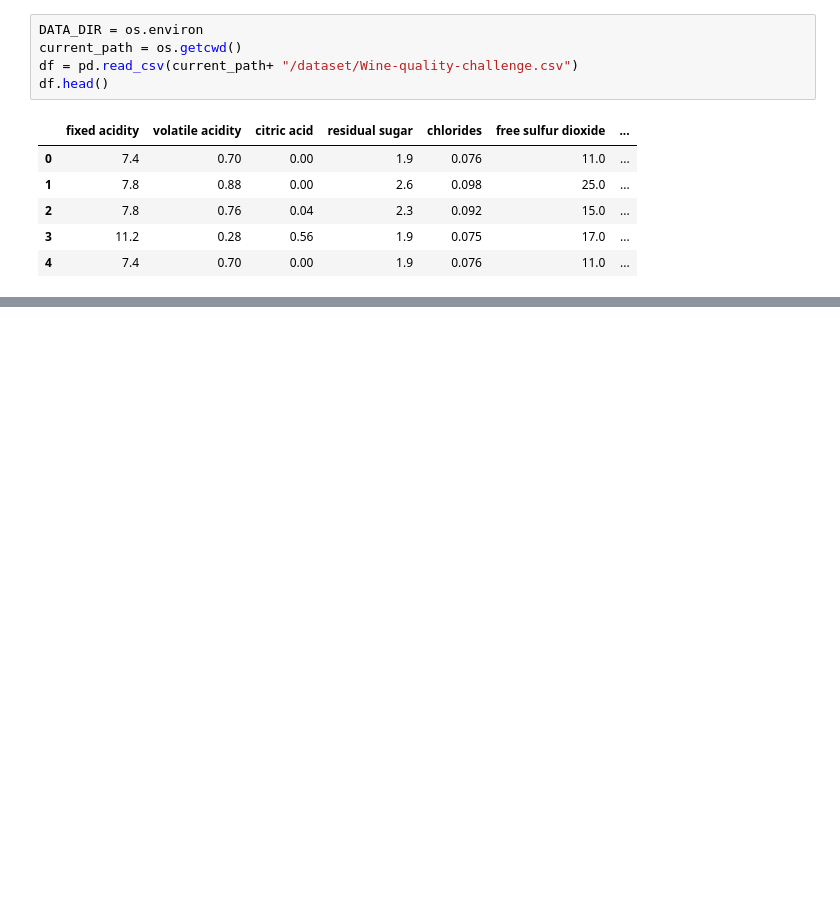
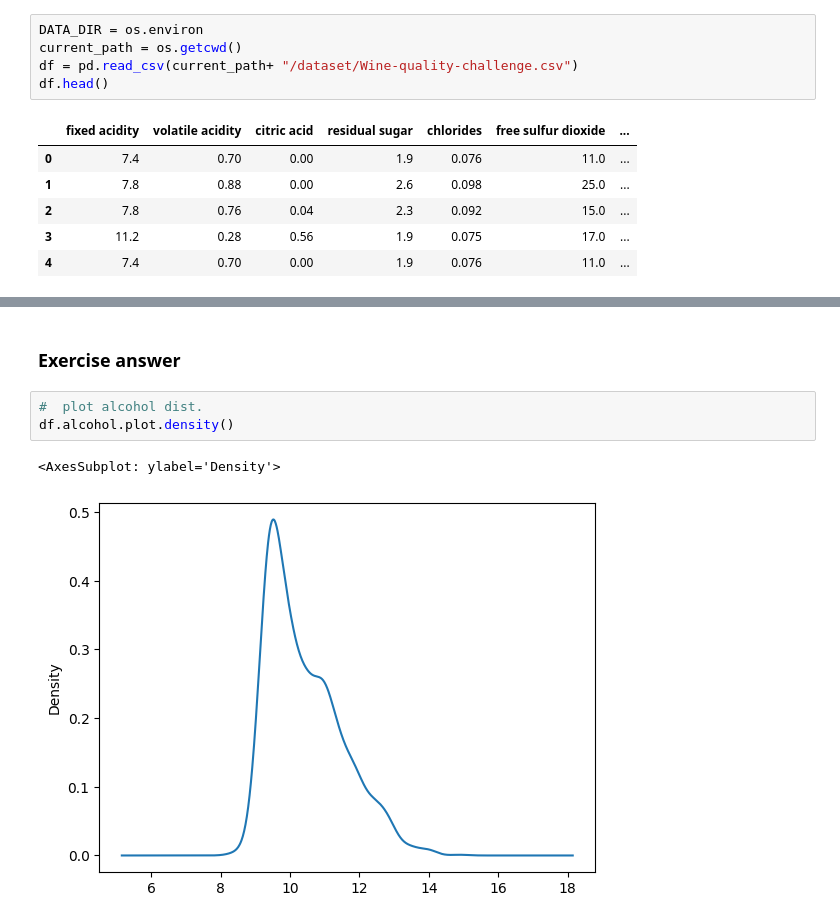
Before and after one commit to kaanakgundogdu/Business-Data-Analytics-Intelligence, a Jupyter notebook: 02-Intermediary-Statistics/Intermediary Statistics.ipynb, the cells around one changed output, grey strips where cells are left out. Cells and saved outputs as stored; diff of their text form; blank space fills up the shorter version.

```diff
--- a/02-Intermediary-Statistics/Intermediary Statistics.ipynb
+++ b/02-Intermediary-Statistics/Intermediary Statistics.ipynb
@@ -22,0 +49,8 @@ df.head()
+# %% [markdown]
+### Exercise answer
+# %%
+#  plot alcohol dist.
+df.alcohol.plot.density()
+# %% [output]
+<AxesSubplot: ylabel='Density'>
+[figure, added]
```
Also changed, not shown: parts of 6 cells of this notebook.
